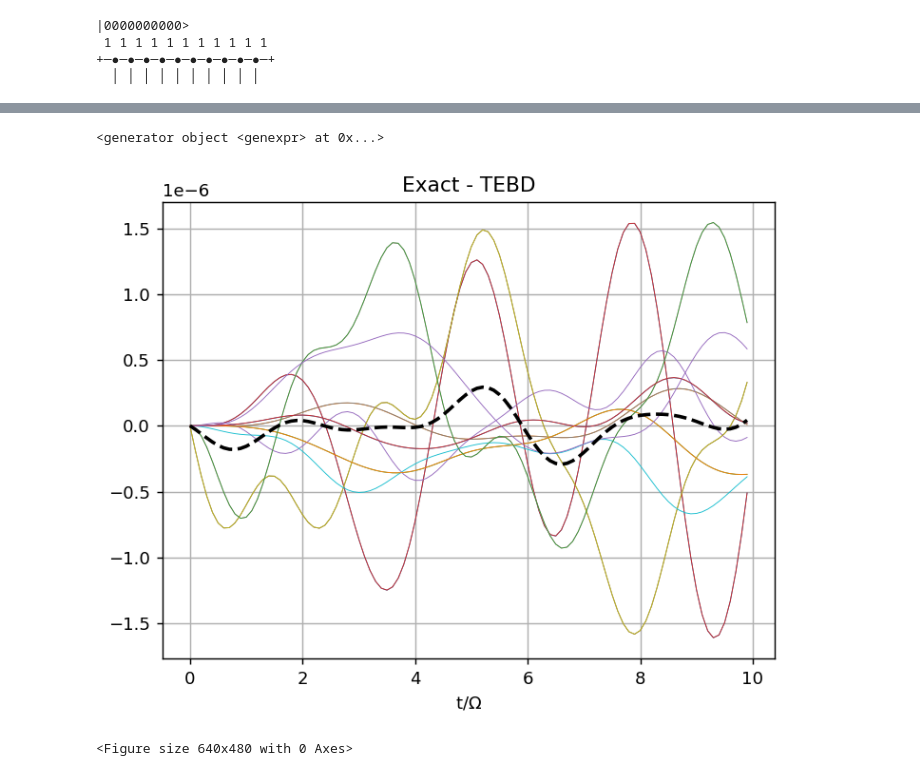
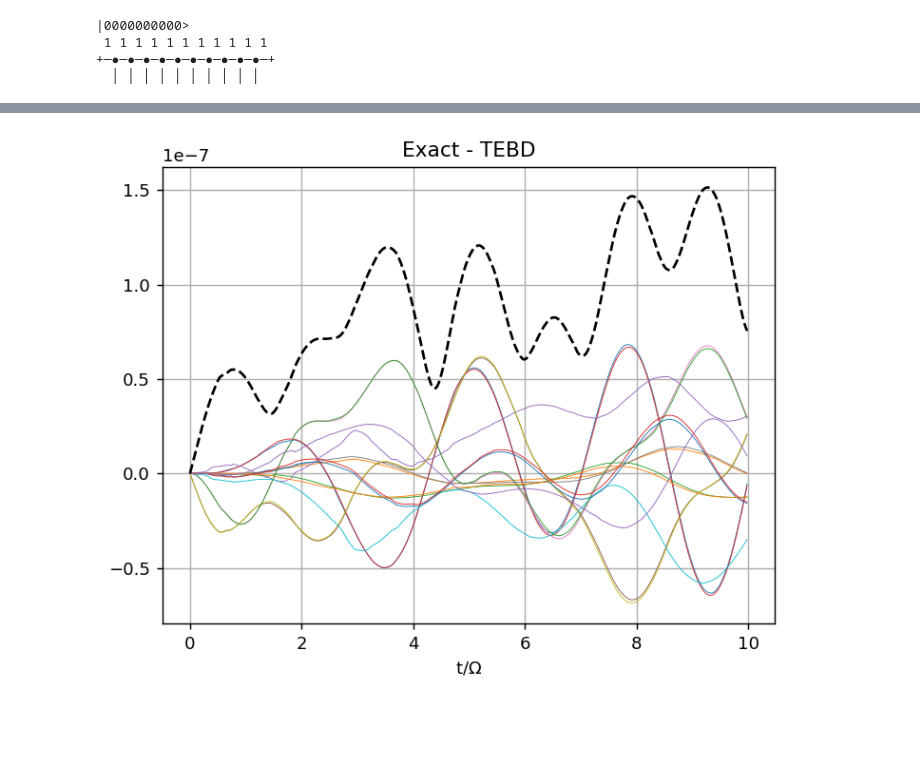
Before and after one commit to giovannicemin/master_thesis, a Jupyter notebook: consistency_checks/consistency_check.ipynb, the cells around one changed output, grey strips where cells are left out. Cells and saved outputs as stored; diff of their text form; code cells hidden in the pictures; blank space fills up the shorter version.

```diff
--- a/consistency_checks/consistency_check.ipynb
+++ b/consistency_checks/consistency_check.ipynb
@@ -19,7 +19,7 @@ omega = 1     # Rabi frequency
 V = 0.1       # B-S interaction strength
 V_ = 1        # bath interaction strength
 beta = 0.1    # inverse temperature for the bath
-dt = 0.1      # time step
+dt = 0.02     # time step
 T = 10        # total time of the simulation
 
 dims = [2]*L # overall space of L qbits
@@ -213,36 +213,35 @@ Check for the normalization: (1.0000000000359206+9.116302239092848e-17j)
-# %%
-(diff[key] for key in keys)
-# %% [output]
-<generator object <genexpr> at 0x...>
 # %%
 ### PLOT
 # here I plot the difference in the expectation values
 
 keys = observables_tebd.keys()
 
 diff = {}
 
 plt.figure(dpi=130)#figsize=(9, 6))
 
 for key in keys:
     diff[key] = [results_ex[key][i] - results_tebd[key][i] for i in range(len(t))]
-    plt.plot(t, diff[key], linewidth=0.5)# label=key)
+    plt.plot(t, diff[key], linewidth=0.5, label=key)
 
-avrg = []
+# plot also the norm of the difference of the vectors
+norm = []
 for i in range(len(t)):
-    avrg.append(sum((diff[key][i] for key in keys))/15)
-plt.plot(t, avrg, linewidth=2, linestyle='dashed', color='black')
+    x = []
+    for key in diff.keys():
+        x.append(diff[key][i])
+    norm.append(np.linalg.norm(x))
+plt.plot(t, norm, linewidth=1.5, linestyle='dashed', color='black')
 
 plt.grid()
 plt.xlabel(r't/$\Omega$')
 plt.title('Exact - TEBD')
 
 fig = plt.gcf()
 #plt.legend()
 plt.show()
 
-#fig.savefig('./pictures/consistency_check_errors.pdf', dpi=150)
+#fig.savefig('../pictures/consistency_check_errors.pdf', dpi=150)
 # %% [output]
-[figure, old version]
+[figure, new version]
-<Figure size 640x480 with 0 Axes>
 # %%
```
Also changed, not shown: parts of 2 cells of this notebook, 7 other files.
